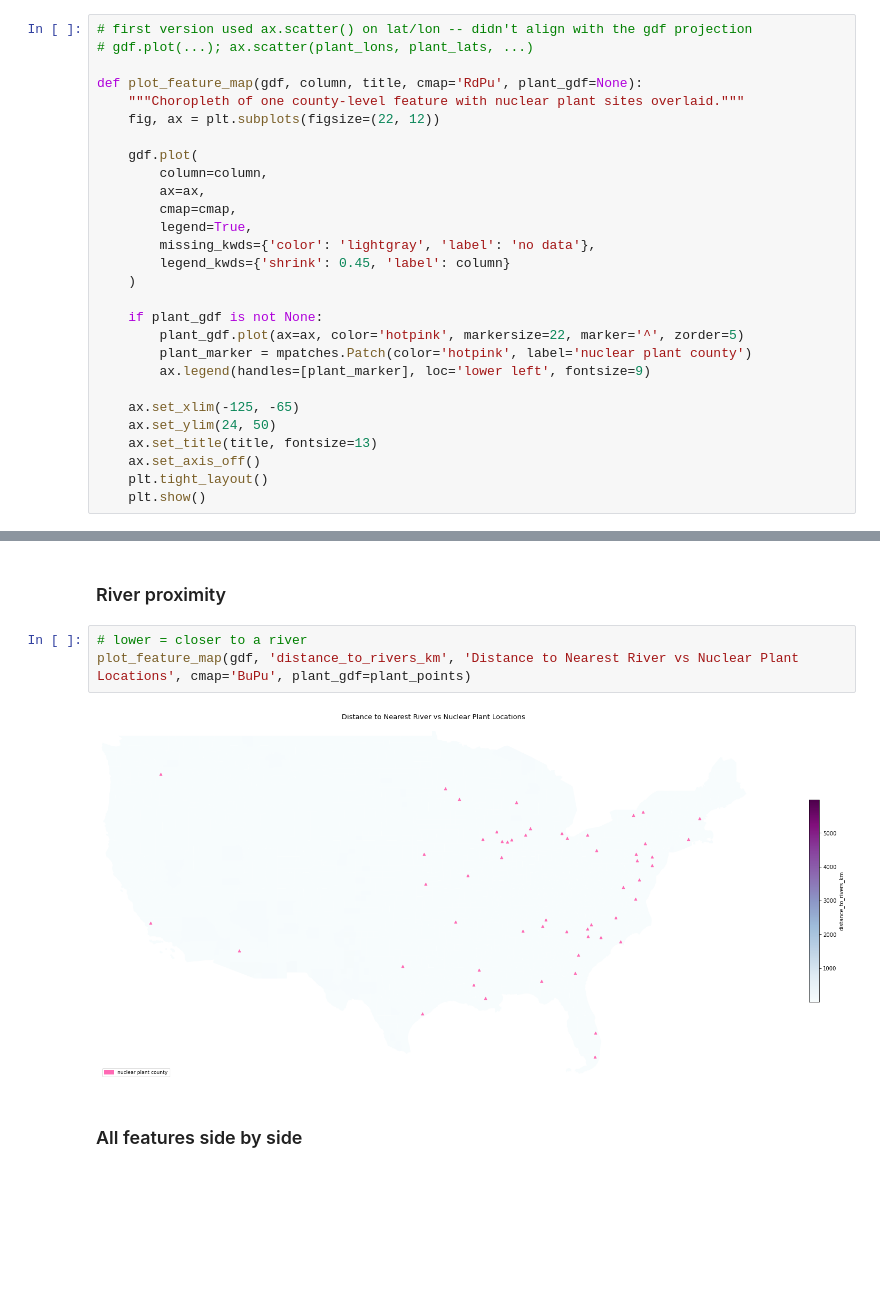
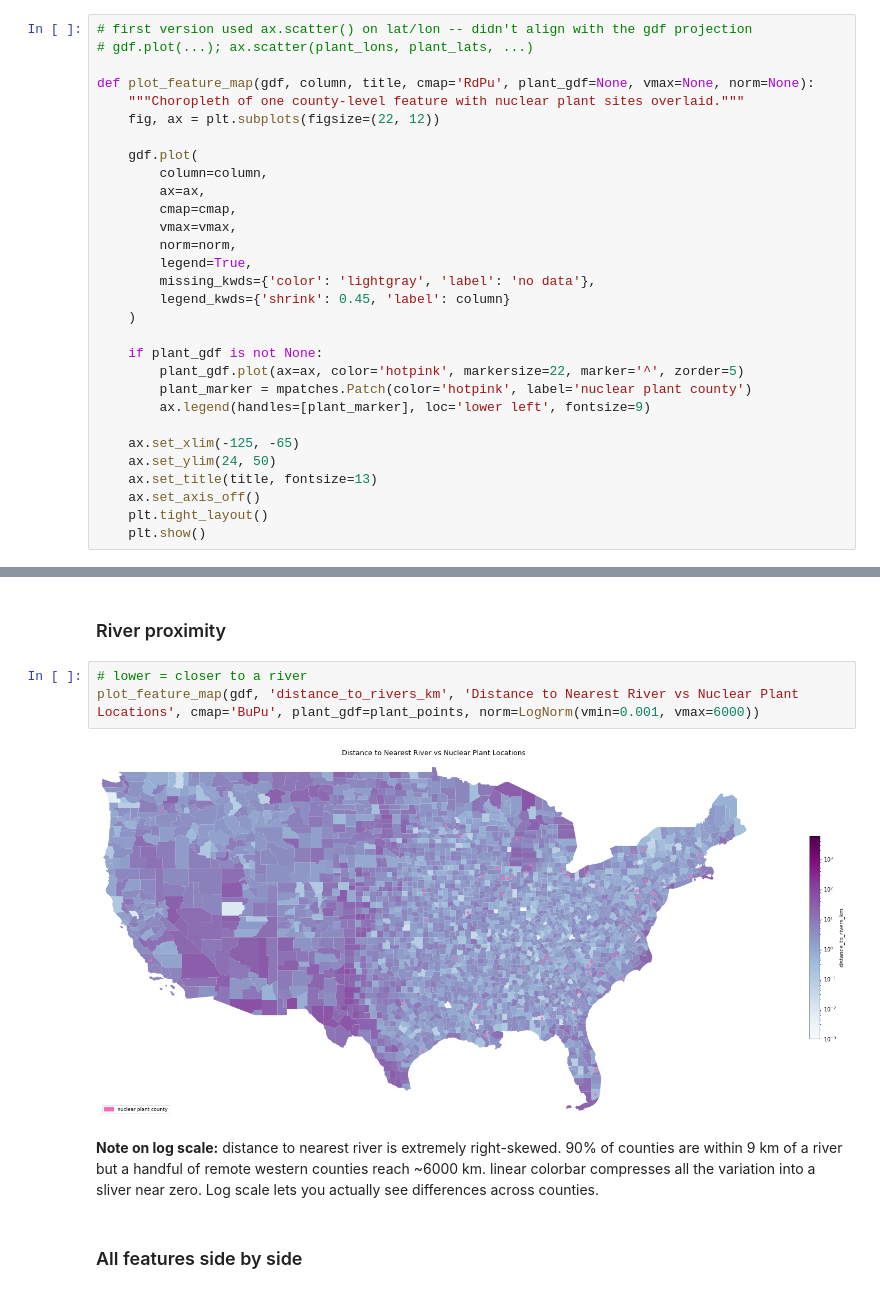
Before and after one commit to quentinconklejr/team-nuclear-family, a Jupyter notebook: notebooks/county_features_vs_nuclear_plants_map.ipynb, the cells around one changed output, grey strips where cells are left out. Cells and saved outputs as stored; diff of their text form; blank space fills up the shorter version.

Commit message:
river log scale

```diff
--- a/notebooks/county_features_vs_nuclear_plants_map.ipynb
+++ b/notebooks/county_features_vs_nuclear_plants_map.ipynb
@@ -53,7 +54,7 @@ plant_points = gpd.GeoDataFrame(
 # first version used ax.scatter() on lat/lon -- didn't align with the gdf projection
 # gdf.plot(...); ax.scatter(plant_lons, plant_lats, ...)
 
-def plot_feature_map(gdf, column, title, cmap='RdPu', plant_gdf=None):
+def plot_feature_map(gdf, column, title, cmap='RdPu', plant_gdf=None, vmax=None, norm=None):
     """Choropleth of one county-level feature with nuclear plant sites overlaid."""
     fig, ax = plt.subplots(figsize=(22, 12))
 
@@ -61,6 +62,8 @@ def plot_feature_map(gdf, column, title, cmap='RdPu', plant_gdf=None):
         column=column,
         ax=ax,
         cmap=cmap,
+        vmax=vmax,
+        norm=norm,
         legend=True,
         missing_kwds={'color': 'lightgray', 'label': 'no data'},
         legend_kwds={'shrink': 0.45, 'label': column}
@@ -105,9 +108,11 @@ plot_feature_map(gdf, 'total_energy_consumption_mwh', 'Energy Consumption (MWh)
 ### River proximity
 # %%
 # lower = closer to a river
-plot_feature_map(gdf, 'distance_to_rivers_km', 'Distance to Nearest River vs Nuclear Plant Locations', cmap='BuPu', plant_gdf=plant_points)
+plot_feature_map(gdf, 'distance_to_rivers_km', 'Distance to Nearest River vs Nuclear Plant Locations', cmap='BuPu', plant_gdf=plant_points, norm=LogNorm(vmin=0.001, vmax=6000))
 # %% [output]
-[figure, old version]
+[figure, new version]
+# %% [markdown]
+**Note on log scale:** distance to nearest river is extremely right-skewed. 90% of counties are within 9 km of a river but a handful of remote western counties reach ~6000 km. linear colorbar compresses all the variation into a sliver near zero. Log scale lets you actually see differences across counties.
 # %% [markdown]
 ### All features side by side
 # %%
```
Also changed, not shown: parts of 2 cells of this notebook.
